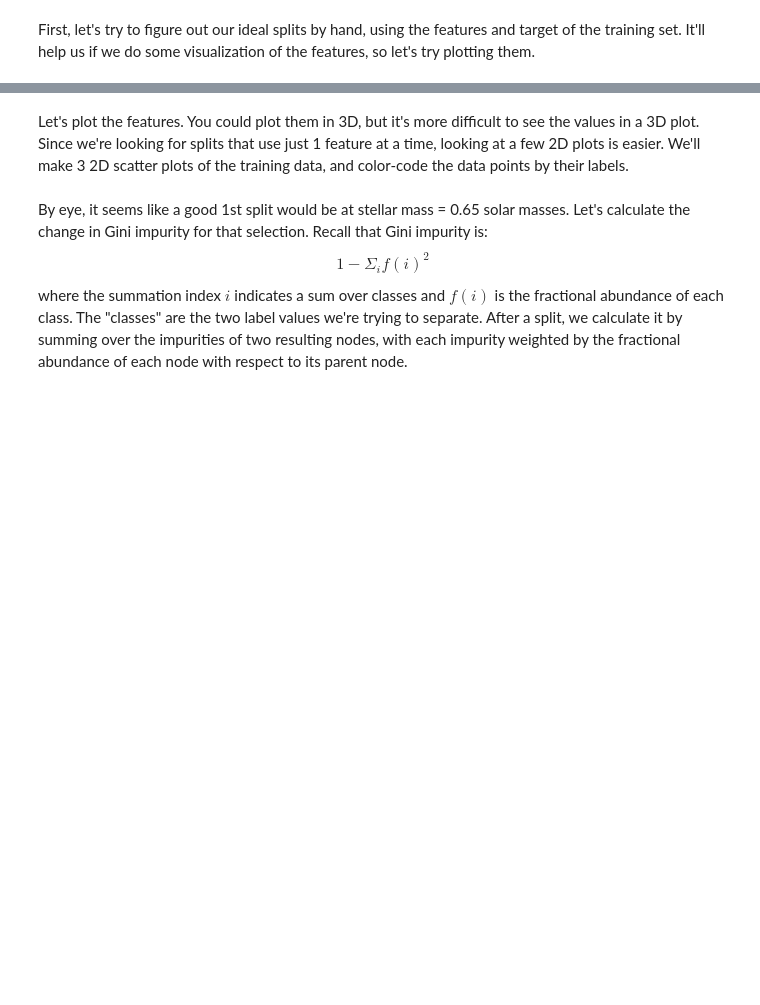
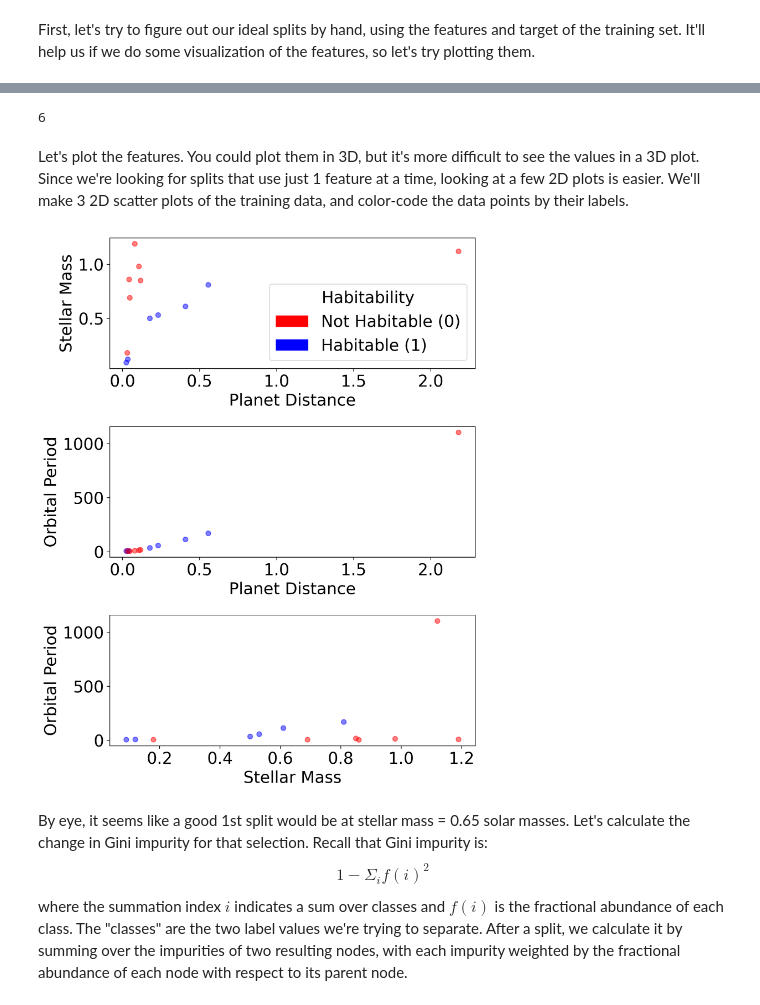
Before and after one commit to henryholland3/phys-448, a Jupyter notebook: Studio Notebooks/Studio2_DT.ipynb, the cells around one changed output, grey strips where cells are left out. Drawn from its saved outputs; the diff is of its cells as text; code cells hidden in the pictures; blank space fills up the shorter version.

```diff
--- a/Studio Notebooks/Studio2_DT.ipynb
+++ b/Studio Notebooks/Studio2_DT.ipynb
@@ -49,6 +51,6 @@ from sklearn.tree import export_graphviz #you can just use this if the other lin
 # %% [markdown]
 ### We begin by reading in the data set using pandas.
 # %%
-LearningSet = pd.read_csv('../Data/HPLearningSet.csv')
+LearningSet = pd.read_csv('../Desktop/HPLearningSet.csv')
 # %%
 LearningSet
@@ -110,35 +229,44 @@ TrainSet[TrainSet.P_HABITABLE == 1] #we can filter our data frame by the value o
 # %%
 len(TrainSet[TrainSet.P_HABITABLE == 1]) #and count the number of entries of our filtered set
+# %% [output]
+6
 # %% [markdown]
 Let's plot the features. You could plot them in 3D, but it's more difficult to see the values in a 3D plot. Since we're looking for splits that use just 1 feature at a time, looking at a few 2D plots is easier. We'll make 3 2D scatter plots of the training data, and color-code the data points by their labels.
 # %%
-colors = {0:'red', 1:'blue'}
-marker_colors = [colors[hab] for hab in TrainSet['P_HABITABLE']]
-fig, axes = plt.subplots(nrows = 3, ncols = 1, figsize=(8,10))
+def plotMyData(dataFrame):
+    colors = {0:'red', 1:'blue'}
+    marker_colors = [colors[hab] for hab in dataFrame['P_HABITABLE']]
+    fig, axes = plt.subplots(nrows = 3, ncols = 1, figsize=(8,10))
 
-axes[0].scatter(TrainSet['P_DISTANCE'], TrainSet['S_MASS'], c=marker_colors, alpha=0.5)
-axes[0].set_ylabel('Stellar Mass')
-axes[0].set_xlabel('Planet Distance')
+    axes[0].scatter(dataFrame['P_DISTANCE'], dataFrame['S_MASS'], c=marker_colors, alpha=0.5)
+    axes[0].set_ylabel('Stellar Mass')
+    axes[0].set_xlabel('Planet Distance')
 
 
-axes[1].scatter(TrainSet['P_DISTANCE'], TrainSet['P_PERIOD'], c=marker_colors, alpha=0.5)
-axes[1].set_ylabel('Orbital Period')
-axes[1].set_xlabel('Planet Distance')
+    axes[1].scatter(dataFrame['P_DISTANCE'], dataFrame['P_PERIOD'], c=marker_colors, alpha=0.5)
+    axes[1].set_ylabel('Orbital Period')
+    axes[1].set_xlabel('Planet Distance')
 
-axes[2].scatter(TrainSet['S_MASS'], TrainSet['P_PERIOD'], c=marker_colors, alpha=0.5)
-axes[2].set_ylabel('Orbital Period')
-axes[2].set_xlabel('Stellar Mass')
-# Create legend handles
-legend_elements = [
-    mpatches.Patch(facecolor='red', label='Not Habitable (0)'),
-    mpatches.Patch(facecolor='blue', label='Habitable (1)')
-]
+    axes[2].scatter(dataFrame['S_MASS'], dataFrame['P_PERIOD'], c=marker_colors, alpha=0.5)
+    axes[2].set_ylabel('Orbital Period')
+    axes[2].set_xlabel('Stellar Mass')
+    # Create legend handles
+    legend_elements = [
+        mpatches.Patch(facecolor='red', label='Not Habitable (0)'),
+        mpatches.Patch(facecolor='blue', label='Habitable (1)')
+    ]
 
-# Add legend to the figure (can adjust location as needed)
-axes[0].legend(handles=legend_elements, loc='lower right', title='Habitability')
+    # Add legend to the figure (can adjust location as needed)
+    axes[0].legend(handles=legend_elements, loc='lower right', title='Habitability')
 
+    # ax[1].set_ylim(4.5, 5)
+    # ax[1].hlines(y=4.89, xmin=0, xmax=0.5)
 
-plt.tight_layout()
+    plt.tight_layout()
+
+plotMyData(TrainSet)
+# %% [output]
+[figure, added]
 # %% [markdown]
 By eye, it seems like a good 1st split would be at stellar mass = 0.65 solar masses. Let's calculate the change in Gini impurity for that selection. Recall that Gini impurity is:
 $$1 - \Sigma_i f(i)^2$$
```
Also changed, not shown: parts of 35 cells of this notebook.
